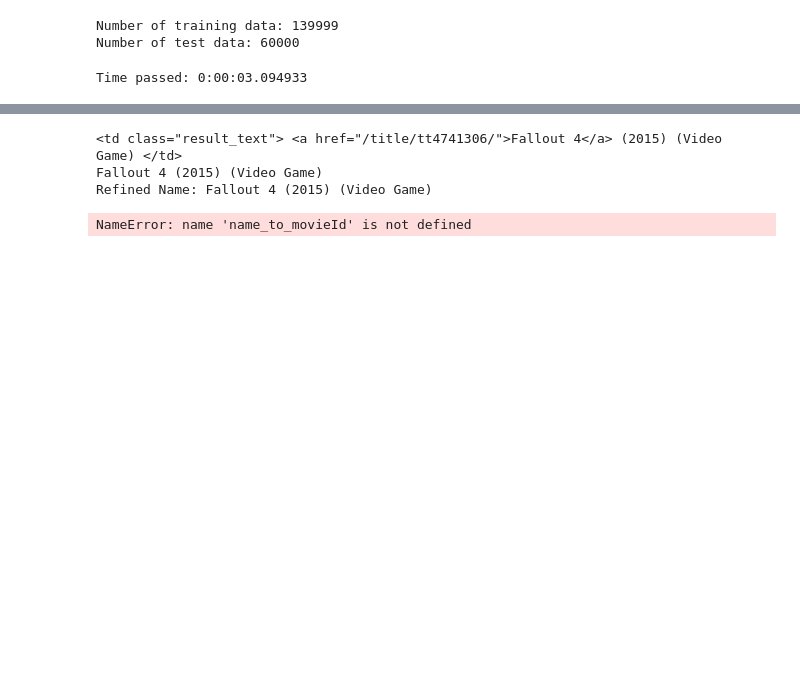
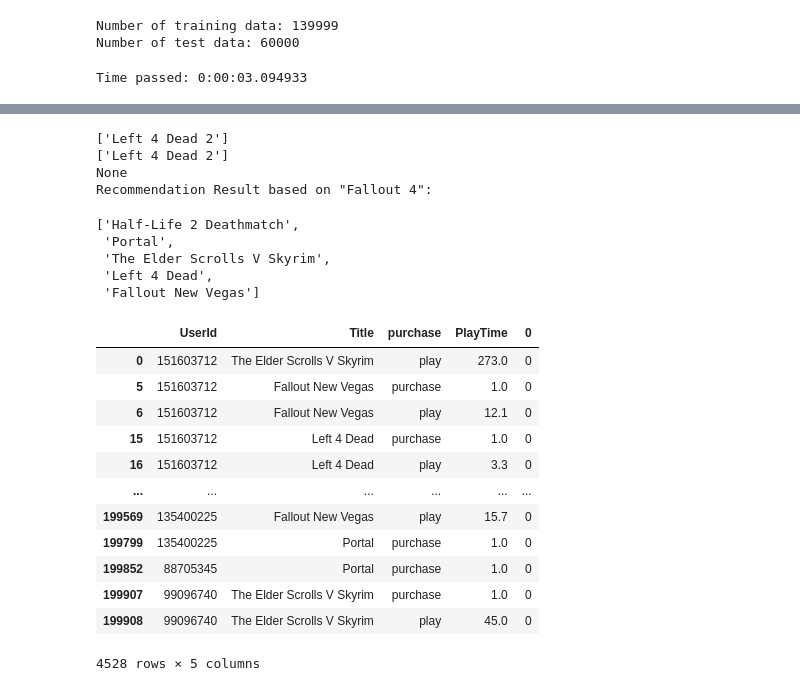
Before and after one commit to boo105/Item2vec-Recommendation-System, a Jupyter notebook: Item2Vec-Steam.ipynb, the cells around one changed output, grey strips where cells are left out. Cells and saved outputs as stored; diff of their text form; code cells hidden in the pictures; blank space fills up the shorter version.

```diff
--- a/Item2Vec-Steam.ipynb
+++ b/Item2Vec-Steam.ipynb
@@ -3,7 +3,7 @@ import pandas as pd
 import numpy as np
 
 data = pd.read_csv("./steam-200k.csv")
-title_list = data.drop_duplicates(['Title'])['Title']
+title_list = data.drop_duplicates(['Title'])['Title'].to_dict()
 
 display(data)
 # %% [output]
@@ -130,8 +136,8 @@ import re
 def produce_list_of_game(list_of_gameName):
     list_of_game = []
     for gameName in list_of_gameName:
-        if gameName in name_to_movieId.keys():
-            list_of_game.append(str(name_to_movieId[movieName]))
+        if gameName in title_list.values():
+            list_of_game.append(gameName)
     return list_of_game
 
 def recommender(positive_list=None, negative_list=None, topn=20):
@@ -146,10 +172,29 @@ def recommender(positive_list=None, negative_list=None, topn=20):
 # %%
-ls = recommender(positive_list=["Fallout 4"], useRefineSearch=True, topn=5)
-ls = list(map(int,ls))
-print('Recommendation Result based on "Fallout 4":')
-display(df_movies[df_movies["Title"].isin(ls)])
+ls = recommender(positive_list=["Left 4 Dead 2"], topn=5)
+print('Recommendation Result based on "Left 4 Dead 2":')
+
+display(ls)
+display(data[data["Title"].isin(ls)])
 # %% [output]
-<td class="result_text"> <a href="/title/tt4741306/">Fallout 4</a> (2015) (Video Game) </td>
-Fallout 4 (2015) (Video Game)
-Refined Name: Fallout 4 (2015) (Video Game)
+['Left 4 Dead 2']
+['Left 4 Dead 2']
+None
+Recommendation Result based on "Fallout 4":
-NameError: name 'name_to_movieId' is not defined
+['Half-Life 2 Deathmatch',
+ 'Portal',
+ 'The Elder Scrolls V Skyrim',
+ 'Left 4 Dead',
+ 'Fallout New Vegas']
+|  | UserId | Title | purchase | PlayTime | 0 |
+| 0 | 151603712 | The Elder Scrolls V Skyrim | play | 273.0 | 0 |
+| 5 | 151603712 | Fallout New Vegas | purchase | 1.0 | 0 |
+| 6 | 151603712 | Fallout New Vegas | play | 12.1 | 0 |
+| 15 | 151603712 | Left 4 Dead | purchase | 1.0 | 0 |
+| 16 | 151603712 | Left 4 Dead | play | 3.3 | 0 |
+| ... | ... | ... | ... | ... | ... |
+| 199569 | 135400225 | Fallout New Vegas | play | 15.7 | 0 |
+| 199799 | 135400225 | Portal | purchase | 1.0 | 0 |
+| 199852 | 88705345 | Portal | purchase | 1.0 | 0 |
+| 199907 | 99096740 | The Elder Scrolls V Skyrim | purchase | 1.0 | 0 |
+| 199908 | 99096740 | The Elder Scrolls V Skyrim | play | 45.0 | 0 |
+4528 rows × 5 columns
```
Also changed, not shown: parts of 2 cells of this notebook.
